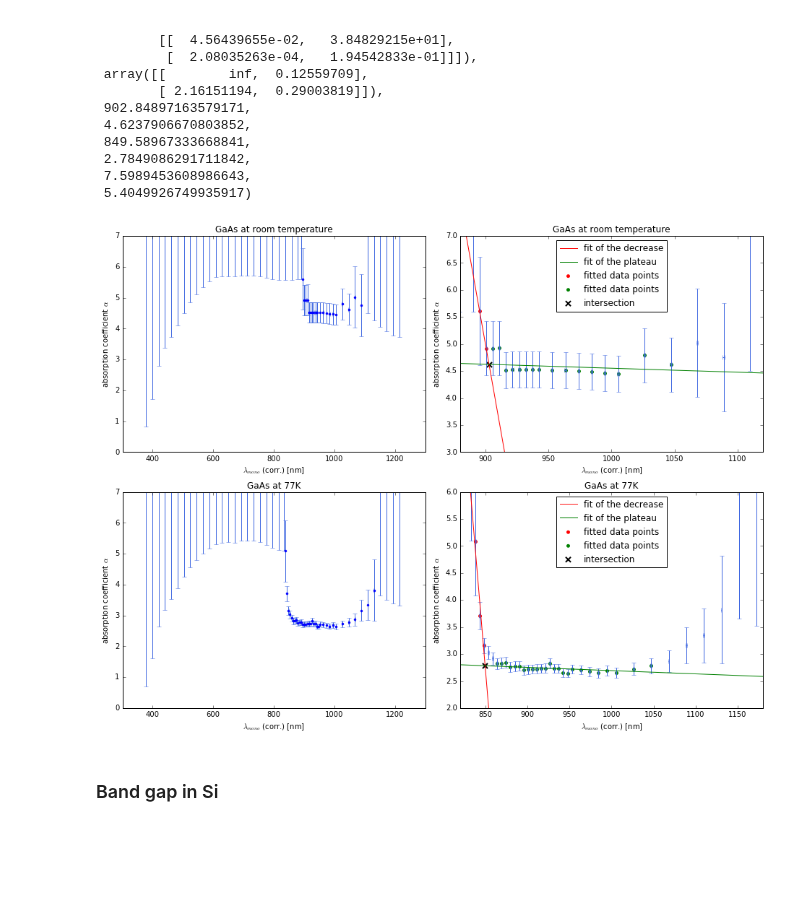
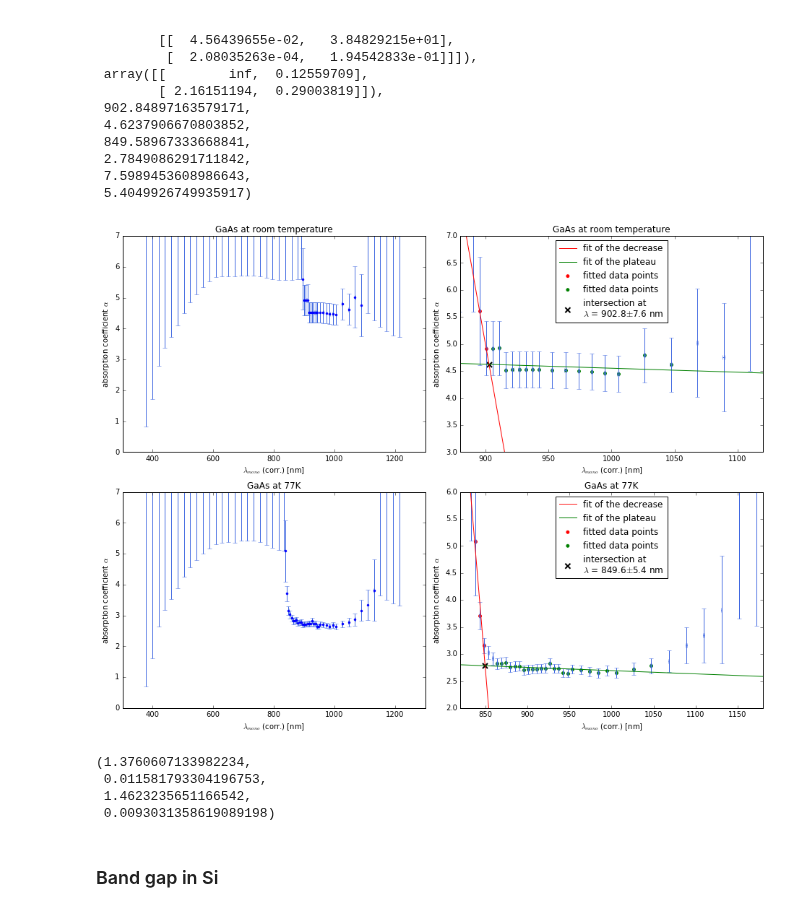
Before and after one commit to NlKLas/PyRePo, a Jupyter notebook: V44/V44.ipynb, the cells around one changed output. Drawn from its saved outputs; the diff is of its cells as text; code cells hidden in the pictures; blank space fills up the shorter version.

```diff
--- a/V44/V44.ipynb
+++ b/V44/V44.ipynb
@@ -344,7 +347,8 @@ ax[0][1].scatter(λ_corr(mono_ga[0][bor_ga[0][1][0]:bor_ga[0][1][1]]), y[bor_ga[
 ax[0][1].plot(x, lin(x, *opt_ga[0][1]), c='g', label='fit of the plateau')
 ax[0][1].set_ylim(3,7)
 ax[0][1].set_xlim(880,1120)
-ax[0][1].scatter(xintercept1, yintercept1, marker='x', c='k', s=50, lw=2, label='intersection')
+ax[0][1].scatter(xintercept1, yintercept1, marker='x', c='k', s=50, lw=2, label="""intersection at
+$\lambda$ = %.1f$\pm$%.1f nm"""%(xintercept1, Δxintercept1))
 ax[0][1].set_xlabel('$\lambda_{mono}$ (corr.) [nm]')
 ax[0][1].set_ylabel(r'absorption coefficient $\alpha$')
 ax[0][1].legend(loc=0)
@@ -356,35 +360,47 @@ y = α([ max(10**-3, U_ga[1][i]) for i in range(len(U_ga[1])) ], U_lamp(mono_ga[
 yerr = [α(10**-3, U_lamp(mono_ga[1][i], per[1])) - α(1, U_lamp(mono_ga[1][i], per[1]))
         if 10**-3 > U_ga[1][i]
         else Δα(U_ga[1][i], ΔU, U_lamp(mono_ga[1][i], per[1]), ΔU)
         for i in range(len(U_ga[1]))]
 
 ax[1][0].errorbar(λ_corr(mono_ga[1]), y, xerr = Δλ_corr(mono_ga[1]), yerr=yerr, color='b', ecolor='royalblue', fmt='.')
 ax[1][0].set_ylim(0,7)
 ax[1][0].set_xlabel('$\lambda_{mono}$ (corr.) [nm]')
 ax[1][0].set_ylabel(r'absorption coefficient $\alpha$')
 ax[1][0].set_title('GaAs at 77K')
 
 
 x = np.linspace(820,1180,20)
 ax[1][1].errorbar(λ_corr(mono_ga[1]), y, xerr = Δλ_corr(mono_ga[1]), yerr=yerr, color='b', ecolor='royalblue',
                   fmt='none')
 ax[1][1].scatter(λ_corr(mono_ga[1][bor_ga[1][0][0]:bor_ga[1][0][1]]), y[bor_ga[1][0][0]:bor_ga[1][0][1]],
                 edgecolor='r', c='r', s=15, label='fitted data points')
 ax[1][1].plot(x, lin(x, *opt_ga[1][0]), c='r', label='fit of the decrease')
 ax[1][1].scatter(λ_corr(mono_ga[1][bor_ga[1][1][0]:bor_ga[1][1][1]]), y[bor_ga[1][1][0]:bor_ga[1][1][1]],
                  edgecolor='g', c='g', s=15, label='fitted data points')
 ax[1][1].plot(x, lin(x, *opt_ga[1][1]), c='g', label='fit of the plateau')
 ax[1][1].set_ylim(2,6)
 ax[1][1].set_xlim(820,1180)
-ax[1][1].scatter(xintercept2, yintercept2, marker='x', c='k', s=50, lw=2, label='intersection')
+ax[1][1].scatter(xintercept2, yintercept2, marker='x', c='k', s=50, lw=2, label="""intersection at
+$\lambda$ = %.1f$\pm$%.1f nm"""%(xintercept2, Δxintercept2))
 ax[1][1].set_xlabel('$\lambda_{mono}$ (corr.) [nm]')
 ax[1][1].set_ylabel(r'absorption coefficient $\alpha$')
 ax[1][1].legend(loc=0)
 ax[1][1].set_title('GaAs at 77K')
 fig.tight_layout()
 #fig.savefig('GaAs.pdf')
 # %% [output]
-[figure, old version]
+[figure, new version]
+# %%
+E_room = h*c/xintercept1/e*10**9 # in eV
+ΔE_room = E_room*Δxintercept1/xintercept1
+E_cool = h*c/xintercept2/e*10**9 # in eV
+ΔE_cool = E_cool*Δxintercept2/xintercept2
+E_room, ΔE_room, E_cool, ΔE_cool
+# %% [output]
+(1.3760607133982234,
+ 0.011581793304196753,
+ 1.4623235651166542,
+ 0.0093031358619089198)
 # %% [markdown]
 ### Band gap in Si
 # %%
```
Also changed, not shown: parts of 2 cells of this notebook, 1 other file.
